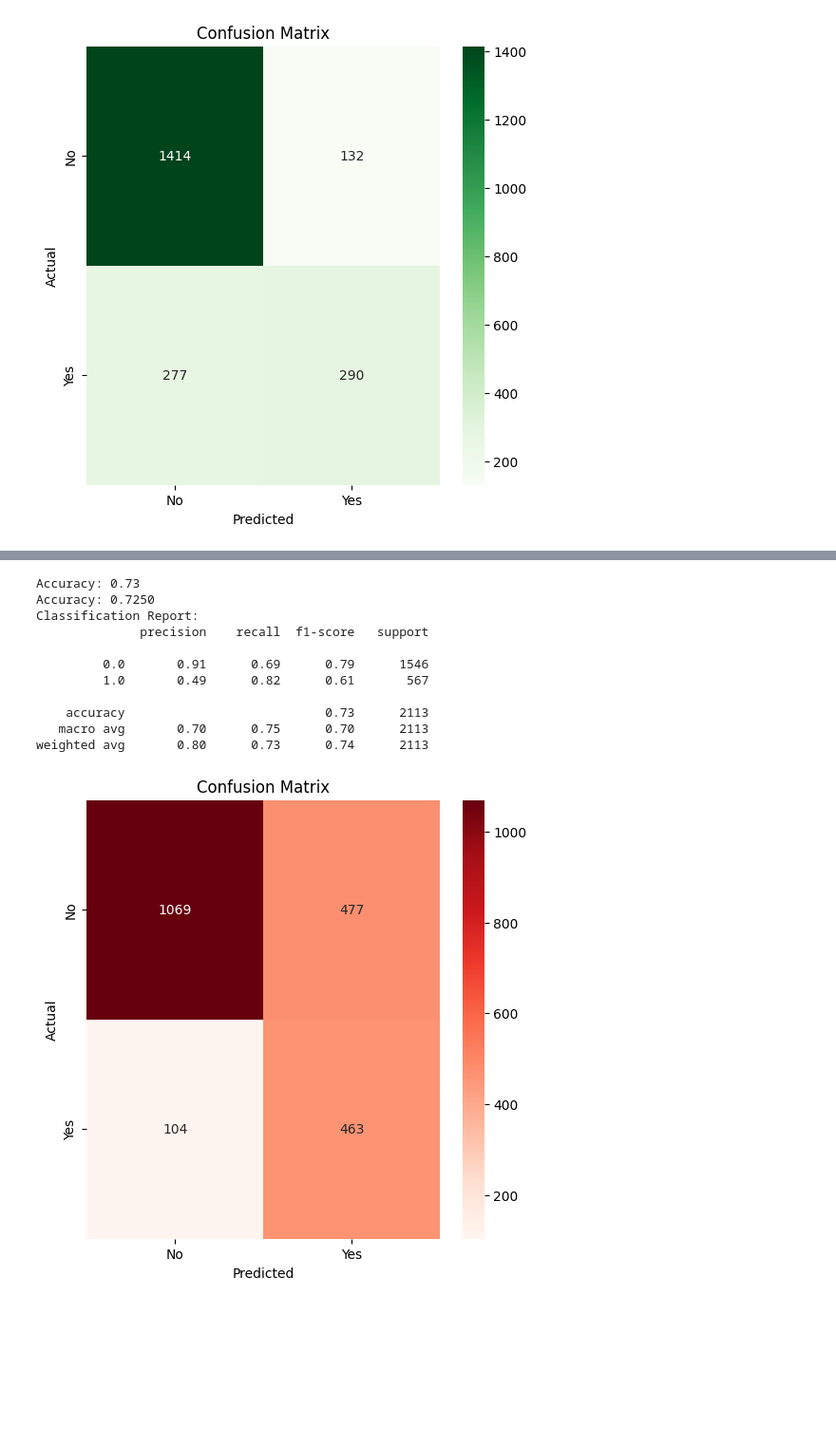
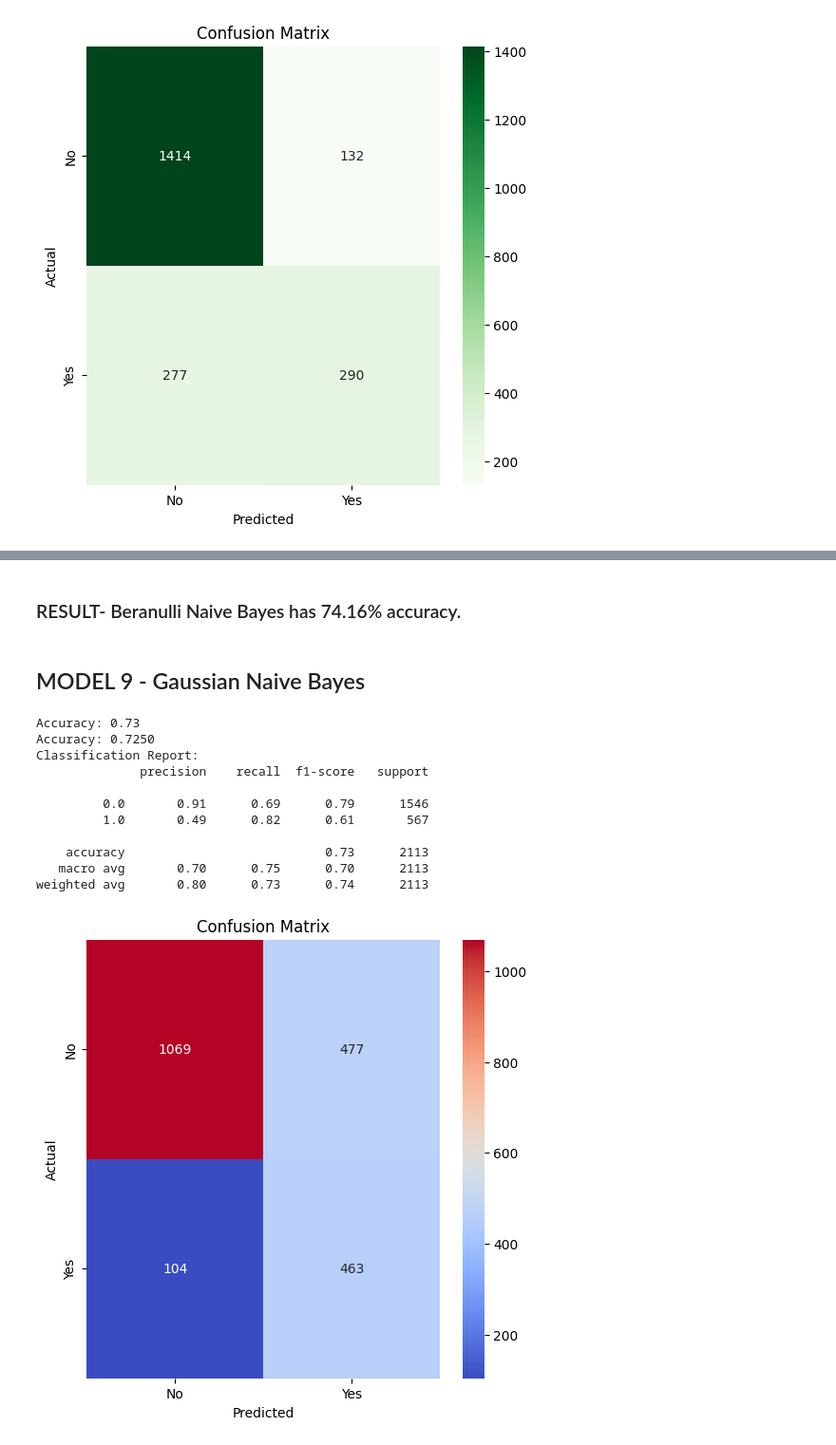
Before and after one commit to Gitika-26/TelecomChurnPredictionandAnalysis, a Jupyter notebook: Telecom_Churn.ipynb, the cells around one changed output, grey strips where cells are left out. Shown at 95% size. Cells and saved outputs as stored; diff of their text form; code cells hidden in the pictures; blank space fills up the shorter version.

```diff
--- a/Telecom_Churn.ipynb
+++ b/Telecom_Churn.ipynb
@@ -632,27 +662,31 @@ weighted avg       0.79      0.74      0.75      2113
+# %% [markdown]
+### RESULT- Beranulli Naive Bayes has 74.16% accuracy.
+# %% [markdown]
+## MODEL 9 - Gaussian Naive Bayes
 # %%
 from sklearn.naive_bayes import GaussianNB
 text_clf = GaussianNB()
 
 # Fit the model on the training data
 text_clf.fit(X_train, y_train)
 
 # Predict the test set labels
 predicted = text_clf.predict(X_test)
 
 # Evaluate accuracy
 accuracy = accuracy_score(y_test, predicted)
 print(f"Accuracy: {accuracy:.2f}")
-report_model(text_clf,'Reds')
+report_model(text_clf,'coolwarm')
 # %% [output]
 Accuracy: 0.73
 Accuracy: 0.7250
 Classification Report:
               precision    recall  f1-score   support
 
          0.0       0.91      0.69      0.79      1546
          1.0       0.49      0.82      0.61       567
 
     accuracy                           0.73      2113
    macro avg       0.70      0.75      0.70      2113
 weighted avg       0.80      0.73      0.74      2113
-[figure, old version]
+[figure, new version]
```
Also changed, not shown: parts of 57 cells of this notebook.
